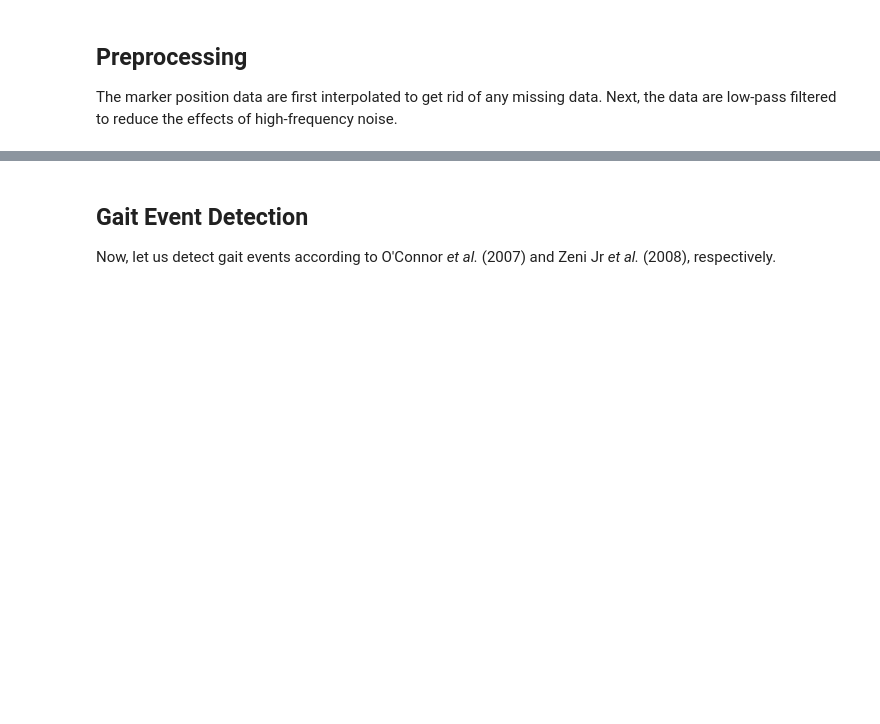
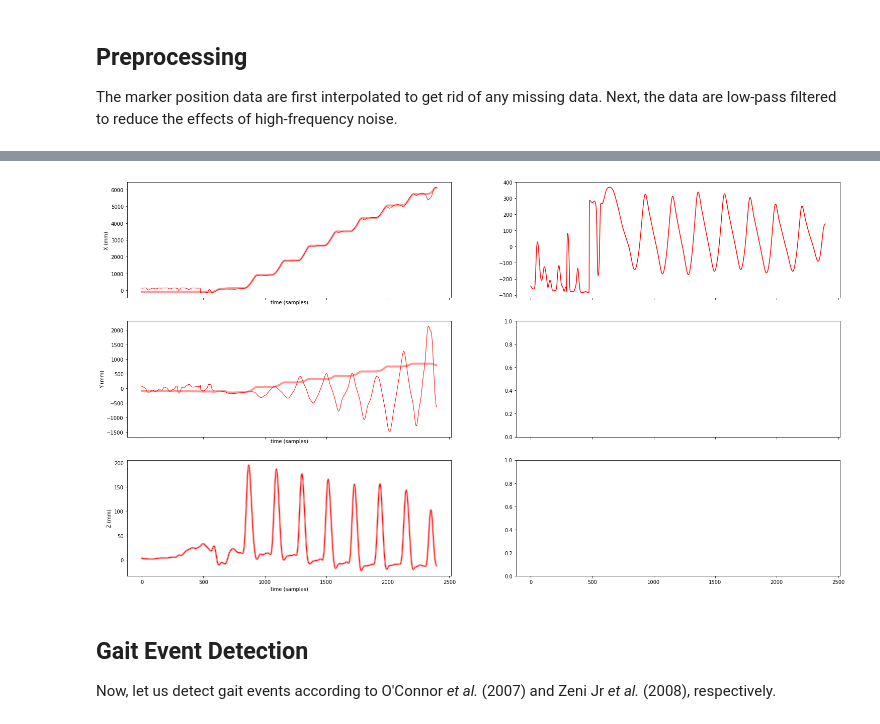
Before and after one commit to neurogeriatricskiel/pymocap, a Jupyter notebook: tutorial_processing_marker_data.ipynb, the cells around one changed output, grey strips where cells are left out. Drawn from its saved outputs; the diff is of its cells as text; code cells hidden in the pictures; blank space fills up the shorter version.

```diff
--- a/tutorial_processing_marker_data.ipynb
+++ b/tutorial_processing_marker_data.ipynb
@@ -90,0 +98,5 @@ del tmp
+# %%
+l_psis = np.squeeze(M[:,:,np.argwhere(omc_data["marker_location"]=='l_psis')[:,0]], axis=-1)
+l_asis = np.squeeze(M[:,:,np.argwhere(omc_data["marker_location"]=='l_asis')[:,0]], axis=-1)
+r_psis = np.squeeze(M[:,:,np.argwhere(omc_data["marker_location"]=='r_psis')[:,0]], axis=-1)
+r_asis = np.squeeze(M[:,:,np.argwhere(omc_data["marker_location"]=='r_asis')[:,0]], axis=-1)
@@ -90,0 +196,17 @@ del tmp
+# %%
+X = np.zeros_like(M)  # preallocate the transformed data
+
+# For each time step
+for ix_time in range(M.shape[0]):
+
+    # Setup the rotation matrix
+    R = np.array([e_x[ix_time,:], e_y[ix_time,:], e_z[ix_time,:]])
+
+    # For each marker
+    for ix_marker in range(M.shape[-1]):
+
+        # Get the position vector
+        pos = M[ix_time,:,ix_marker]
+
+        # Express vector in local coords
+        X[ix_time,:,ix_marker] = R @ pos
@@ -91,3 +236,25 @@ del tmp
+# %%
+fig, axs = plt.subplots(3, 2, figsize=(25.4, 14.4), sharex=True)
+axs[0][0].plot(np.arange(M.shape[0]), M[:,0,np.argwhere(omc_data["marker_location"]=='l_heel')[:,0]], '-', c=(1, 0, 0, 0.4), lw=4)
+axs[0][0].plot(np.arange(X.shape[0]), X[:,0,np.argwhere(omc_data["marker_location"]=='l_heel')[:,0]], '-', c=(1, 0, 0, 1), lw=1)
+axs[0][0].set_xlabel('time (samples)')
+axs[0][0].set_ylabel('X (mm)')
+
+axs[1][0].plot(np.arange(M.shape[0]), M[:,1,np.argwhere(omc_data["marker_location"]=='l_heel')[:,0]], '-', c=(1, 0, 0, 0.4), lw=4)
+axs[1][0].plot(np.arange(X.shape[0]), X[:,1,np.argwhere(omc_data["marker_location"]=='l_heel')[:,0]], '-', c=(1, 0, 0, 1), lw=1)
+axs[1][0].set_xlabel('time (samples)')
+axs[1][0].set_ylabel('Y (mm)')
+
+axs[2][0].plot(np.arange(M.shape[0]), M[:,2,np.argwhere(omc_data["marker_location"]=='l_heel')[:,0]], '-', c=(1, 0, 0, 0.4), lw=4)
+axs[2][0].plot(np.arange(X.shape[0]), X[:,2,np.argwhere(omc_data["marker_location"]=='l_heel')[:,0]], '-', c=(1, 0, 0, 1), lw=1)
+axs[2][0].set_xlabel('time (samples)')
+axs[2][0].set_ylabel('Z (mm)')
+
+axs[0][1].plot(np.arange(X.shape[0]), np.squeeze(X[:,0,np.argwhere(omc_data["marker_location"]=='l_heel')[:,0]], axis=-1)-np.squeeze(X[:,0,np.argwhere(omc_data["marker_location"]=='l_psis')[:,0]], axis=-1), 'r-')
+
+plt.show()
+# %% [output]
+[figure, added]
 # %% [markdown]
 ## Gait Event Detection
 Now, let us detect gait events according to O'Connor *et al.* (2007) and Zeni Jr *et al.* (2008), respectively.
```
Also changed, not shown: parts of 26 cells of this notebook, 3 other files.
